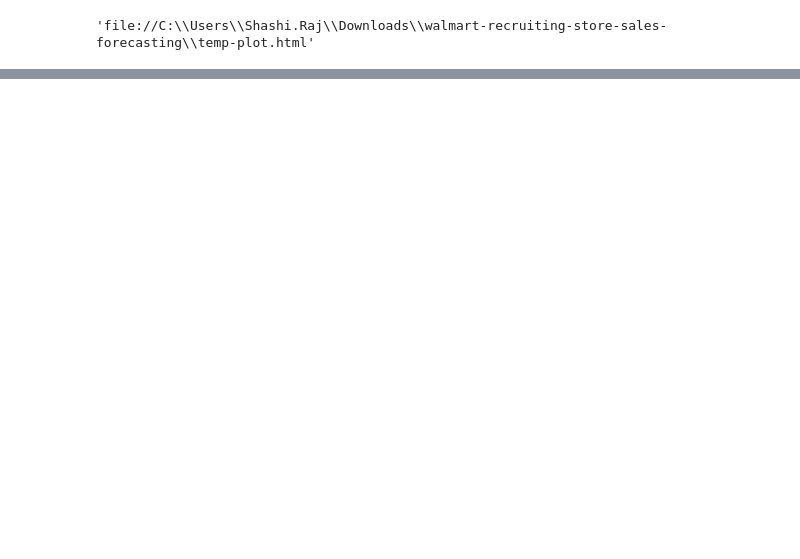
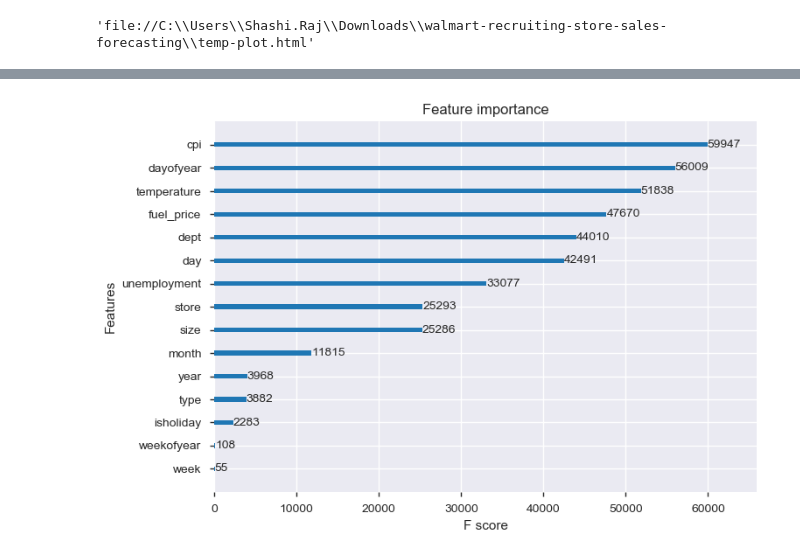
Before and after one commit to shashi29/Walmart-Kaggle-problem, a Jupyter notebook: M1.py.ipynb, the cells around one changed output, grey strips where cells are left out. Cells and saved outputs as stored; diff of their text form; code cells hidden in the pictures; blank space fills up the shorter version.

```diff
--- a/M1.py.ipynb
+++ b/M1.py.ipynb
@@ -291,0 +334,13 @@ gs.best_model_
+# %%
+
+xgb = xgboost.XGBRegressor(base_score=0.5, booster='gbtree', colsample_bylevel=1,
+       colsample_bytree=0.8210318804836004, gamma=4.148519456517409,
+       learning_rate=0.3413686137780186, max_delta_step=0, max_depth=35,
+       min_child_weight=10.575406688276084, missing=None, n_estimators=26,
+       n_jobs=1, nthread=None, nthreads=-1, objective='reg:linear',
+       random_state=0, reg_alpha=16.565136475788236, reg_lambda=1,
+       scale_pos_weight=1, seed=None, silent=True,
+       subsample=0.9499434382156007)
+#xgb.fit(X_train,y_train)
+eval_set = [(X_test, y_test)]
+xgb.fit(X_train, y_train, early_stopping_rounds=10, eval_set=eval_set, verbose=True)
@@ -291,0 +373,12 @@ gs.best_model_
+# %%
+from matplotlib import pyplot
+from xgboost import plot_importance
+# feature importance
+#print(xgb.feature_importances_)
+# plot
+#pyplot.bar(range(len(xgb.feature_importances_)), xgb.feature_importances_)
+#pyplot.show()
+plot_importance(xgb)
+pyplot.show()
+# %% [output]
+[figure, added]
```
Also changed, not shown: parts of 11 cells of this notebook.
